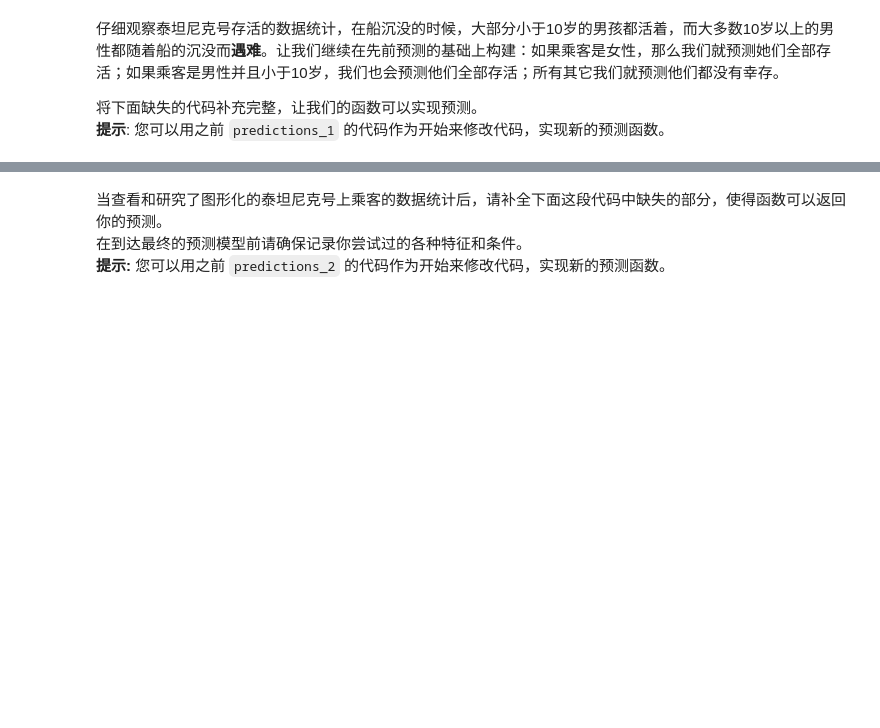
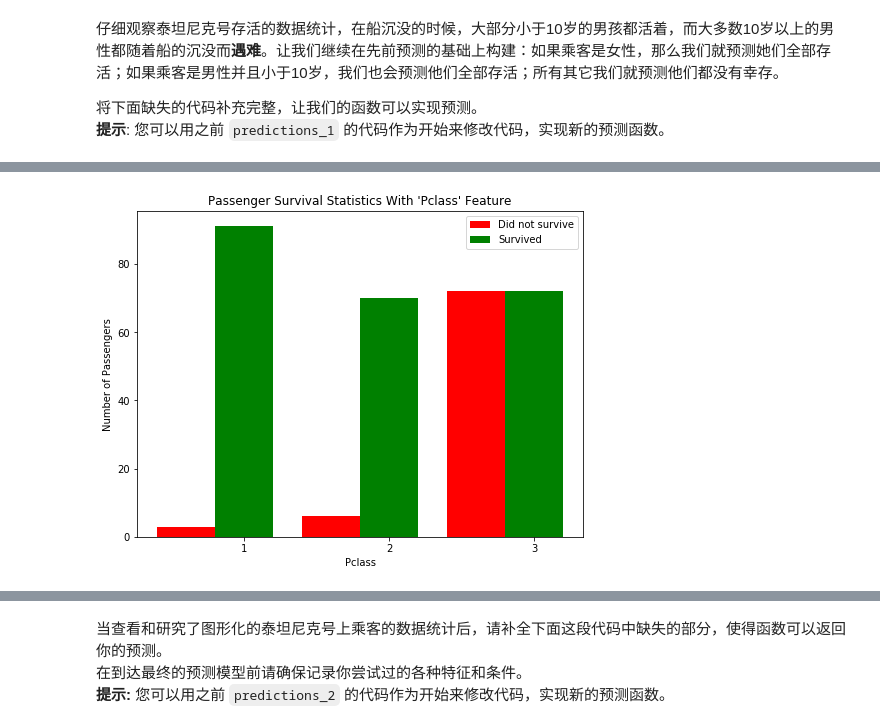
Before and after one commit to Celery-Qin/Titanic_advanced, a Jupyter notebook: titanic_survival_exploration.ipynb, the cells around one changed output, grey strips where cells are left out. Saved outputs shown, nothing was run; the diff lists cells and outputs as text; code cells hidden in the pictures; blank space fills up the shorter version.

```diff
--- a/titanic_survival_exploration.ipynb
+++ b/titanic_survival_exploration.ipynb
@@ -218,0 +268,4 @@ predictions = predictions_2(data)
+# %%
+survival_stats(data, outcomes, 'Pclass',["Sex == 'female'"])
+# %% [output]
+[figure, added]
```
Also changed, not shown: parts of 27 cells of this notebook, 1 other file.
